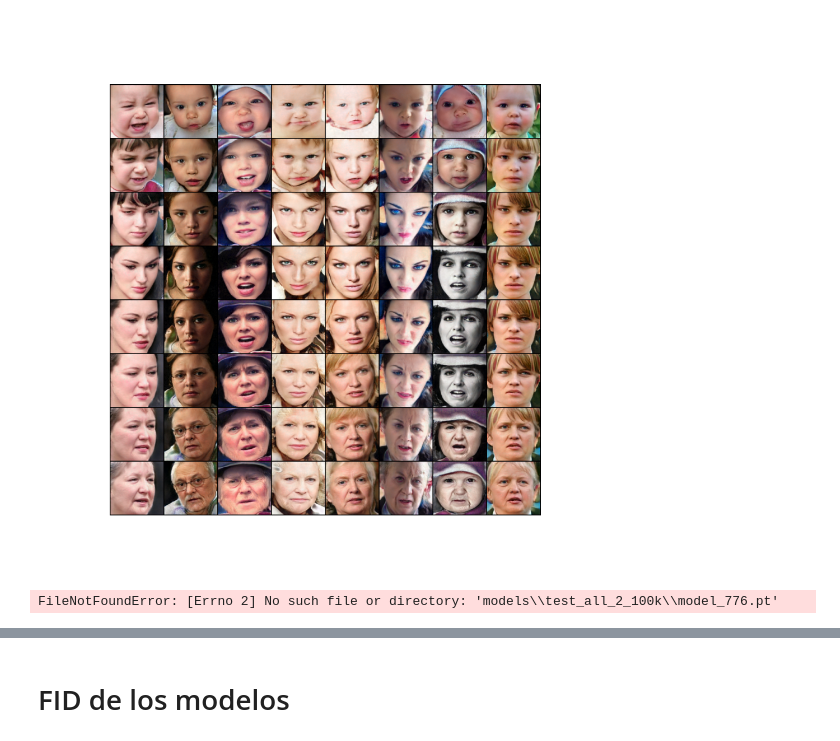
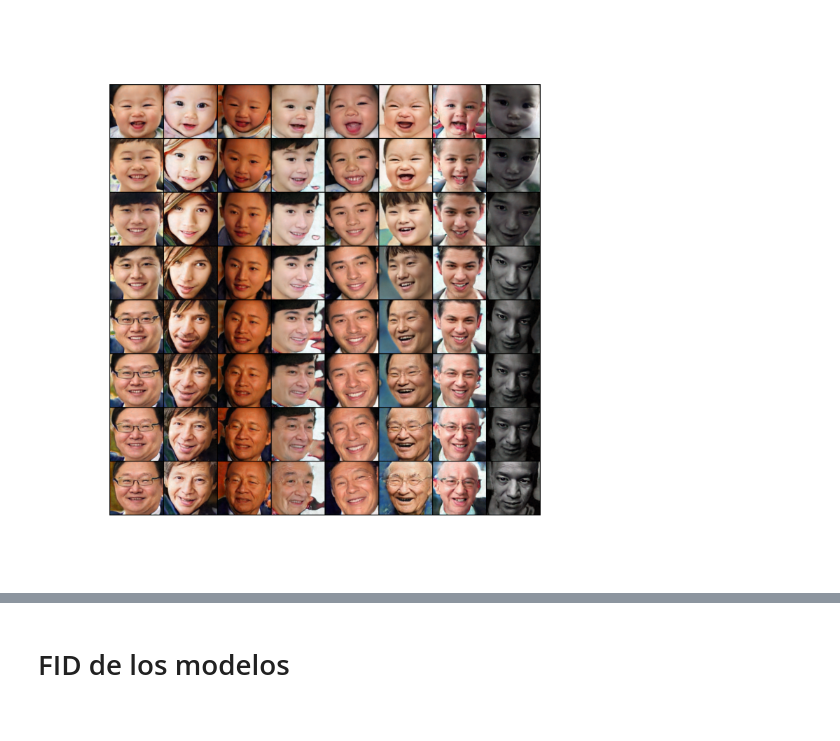
Before and after one commit to maizabros/C-StyleGAN2_FER, a Jupyter notebook: Untitled.ipynb, the cells around one changed output, grey strips where cells are left out. Drawn from its saved outputs; the diff is of its cells as text; code cells hidden in the pictures.

```diff
--- a/Untitled.ipynb
+++ b/Untitled.ipynb
@@ -34,2 +28,7 @@ Continuing from previous epoch - 775
+# %%
+with open(os.path.join(root, name, 'config.json'), 'r') as file:
+    config = json.load(file)
+model = Trainer(**config)
+model.load(705, root=root)
 # %%
 # torch.save(latents[0][0], "latents.pt")
@@ -40,3 +35,15 @@ latents = [(ll, model.GAN.G.num_layers)]
+# %%
+labels = torch.load("all_possible_labels.pt").cuda()
+TOTAL = len(labels)
+ll = torch.randn(TOTAL, 512).cuda()
+latents = [(ll, model.GAN.G.num_layers)]
+rows = np.sqrt(TOTAL).astype(int)+1
+
+model.set_evaluation_parameters(latents_to_evaluate=latents, labels_to_evaluate=labels, reset=True, total=TOTAL)
+_, average_generated_images = model.evaluate(use_mapper=True, truncation_trick=1.4)
+
+# torchvision.utils.save_image(generated_iamges, 'generated_images.png', nrow=rows)
+torchvision.utils.save_image(average_generated_images, 'average_generated_images.png', nrow=rows)
 # %%
 """
     0    |      1     |    2   |        3        |        4       |        5        |    6     |   7   |  8
@@ -48,15 +55,19 @@ latents = [(ll, model.GAN.G.num_layers)]
   Asian  | Black      | Indian | White           |                |                 |          |       |
 
 """"""                 0  1  2  3  4  5  6  7  8   """
-label1 = torch.Tensor([1, 0, 0, 0, 0, 0, 0,        # Expression
+label1 = torch.Tensor([0, 0, 0, 1, 0, 0, 0,        # Expression
                        0, 0, 0, 0, 0, 0, 0, 0, 0,  # Age
-                       1, 0,                       # Sex
-                       0, 0, 0, 0, 0, 0, 1,        # Race7
-                       0, 0, 0, 1])                # Race4
+                       0, 1,                       # Gender
+                       0, 1, 0, 0, 0, 0, 0,        # Race7
+                       1, 0, 0, 0])                # Race4
 lines_to_generate = 8
 TOTAL = 8
 labels = label1.repeat(TOTAL, 1).cuda()
 ra = {0:7, 1:10, 2:8, 3:9, 4:11, 5:12, 6:13, 7:14, 8:15}
+
+# ll = torch.load("latents.pt")
+ll = torch.randn(TOTAL, 512).cuda()
+latents = [(ll, model.GAN.G.num_layers)]
 # %%
 start = time.time()
 test_image = None
@@ -64,7 +75,7 @@ for i in range(lines_to_generate):
 
     labels[:,ra[i]] = 1
     model.set_evaluation_parameters(latents_to_evaluate=latents, labels_to_evaluate=labels, reset=True, total=TOTAL)
-    generated_images, average_generated_images = model.evaluate(use_mapper=True, truncation_trick=1.5)
+    generated_images, average_generated_images = model.evaluate(use_mapper=True, truncation_trick=1.4)
 
     test_image = torch.cat((test_image, average_generated_images)) if i != 0 else average_generated_images
     labels[:,ra[i]] = 0
@@ -72,7 +83,7 @@ end = time.time()
 print("Total elapsed time: %.2f seconds" % (end - start))
 print("Avg time per image: %.10f seconds" % ((end - start)/(TOTAL*lines_to_generate)))
 torchvision.utils.save_image(test_image, f'test.png', nrow=TOTAL)
-plt.figure(figsize=(TOTAL*2 if TOTAL < 5 else 10,lines_to_generate*2 if lines_to_generate < 5 else 10))
+plt.figure(figsize=(TOTAL*2 if TOTAL < 4 else 8,lines_to_generate*2 if lines_to_generate < 4 else 8))
 plt.axis("off")
 plt.imshow(plt.imread("test.png"));
 # %% [output]
@@ -81,4 +92,4 @@ Avg time per image: 0.0546818897 seconds
-[figure, old version]
+[figure, new version]
 # %%
 os.makedirs(f'training_progress_{name}') if ~os.path.exists(f'training_progress_{name}') else None
 for m in tqdm(range(len(os.listdir(os.path.join(root, name))))):
@@ -94,8 +105,6 @@ for m in tqdm(range(len(os.listdir(os.path.join(root, name))))):
         labels[:,ra[i]] = 0
 
     torchvision.utils.save_image(test_image, f'training_progress_{name}/{str(m).zfill(3)}.png', nrow=TOTAL)
-# %% [output]
-FileNotFoundError: [Errno 2] No such file or directory: 'models\\test_all_2_100k\\model_776.pt'
 # %%
 img_array = []
 out = cv2.VideoWriter(f'training_progress_{name}/0000_training.mp4',cv2.VideoWriter_fourcc(*'DIVX'), 30, size)
```
Also changed, not shown: parts of 7 cells of this notebook, 9 other files.
